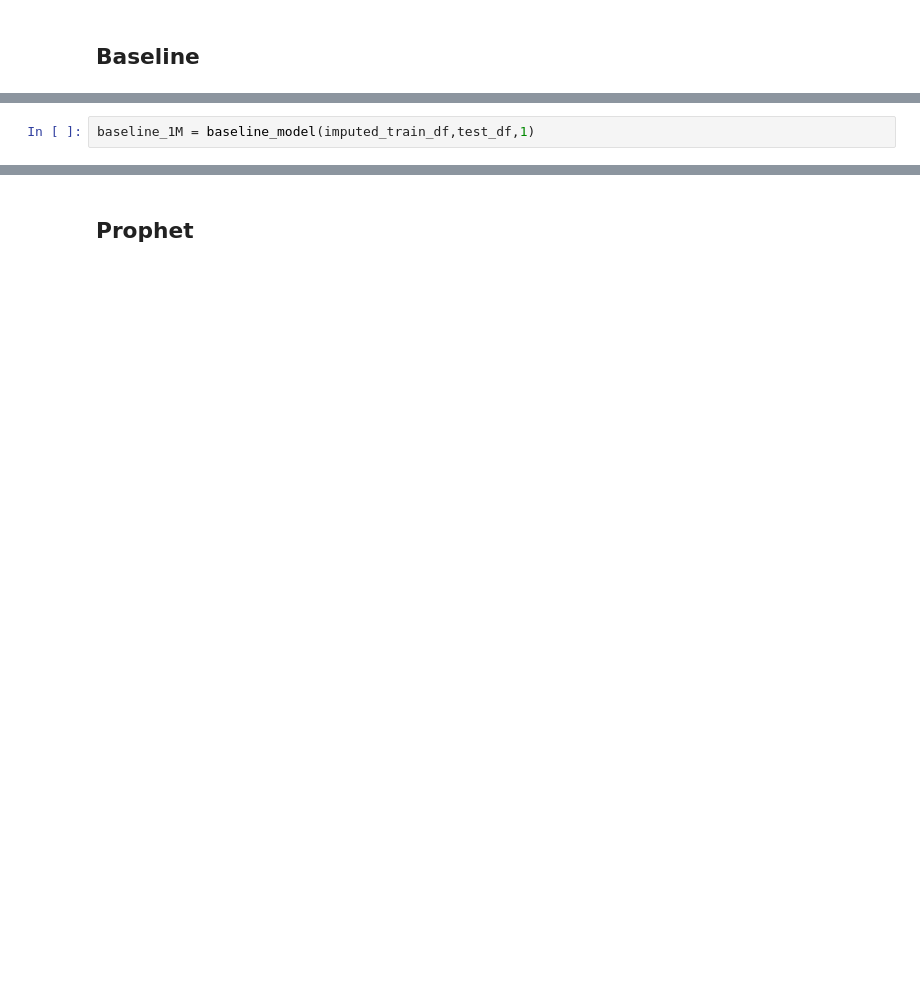
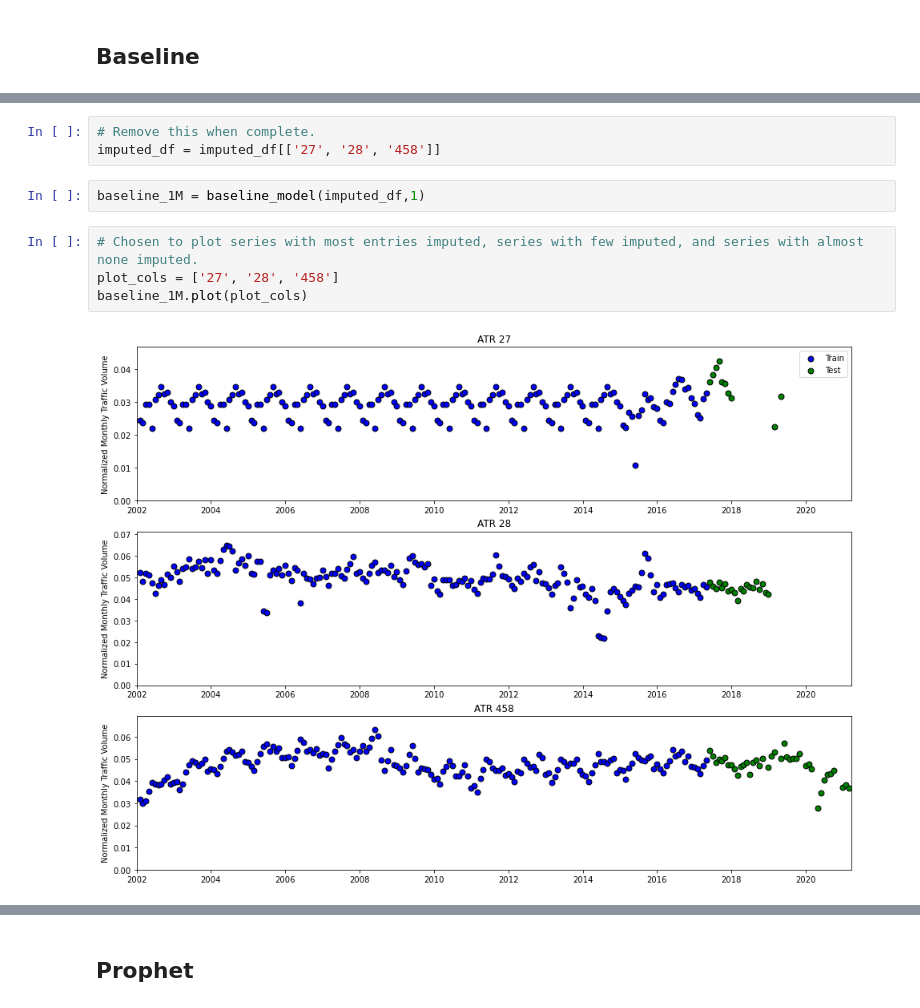
Before and after one commit to nmwodarz/traffic-project, a Jupyter notebook: Capstone 3 - Modeling.ipynb, the cells around one changed output, grey strips where cells are left out. Drawn from its saved outputs; the diff is of its cells as text; blank space fills up the shorter version.

```diff
--- a/Capstone 3 - Modeling.ipynb
+++ b/Capstone 3 - Modeling.ipynb
@@ -679,2 +940,11 @@ class baseline_model(model):
+# %%
+# Remove this when complete.
+imputed_df = imputed_df[['27', '28', '458']]
 # %%
-baseline_1M = baseline_model(imputed_train_df,test_df,1)
+baseline_1M = baseline_model(imputed_df,1)
+# %%
+# Chosen to plot series with most entries imputed, series with few imputed, and series with almost none imputed.
+plot_cols = ['27', '28', '458']
+baseline_1M.plot(plot_cols)
+# %% [output]
+[figure, added]
```
Also changed, not shown: parts of 65 cells of this notebook.
